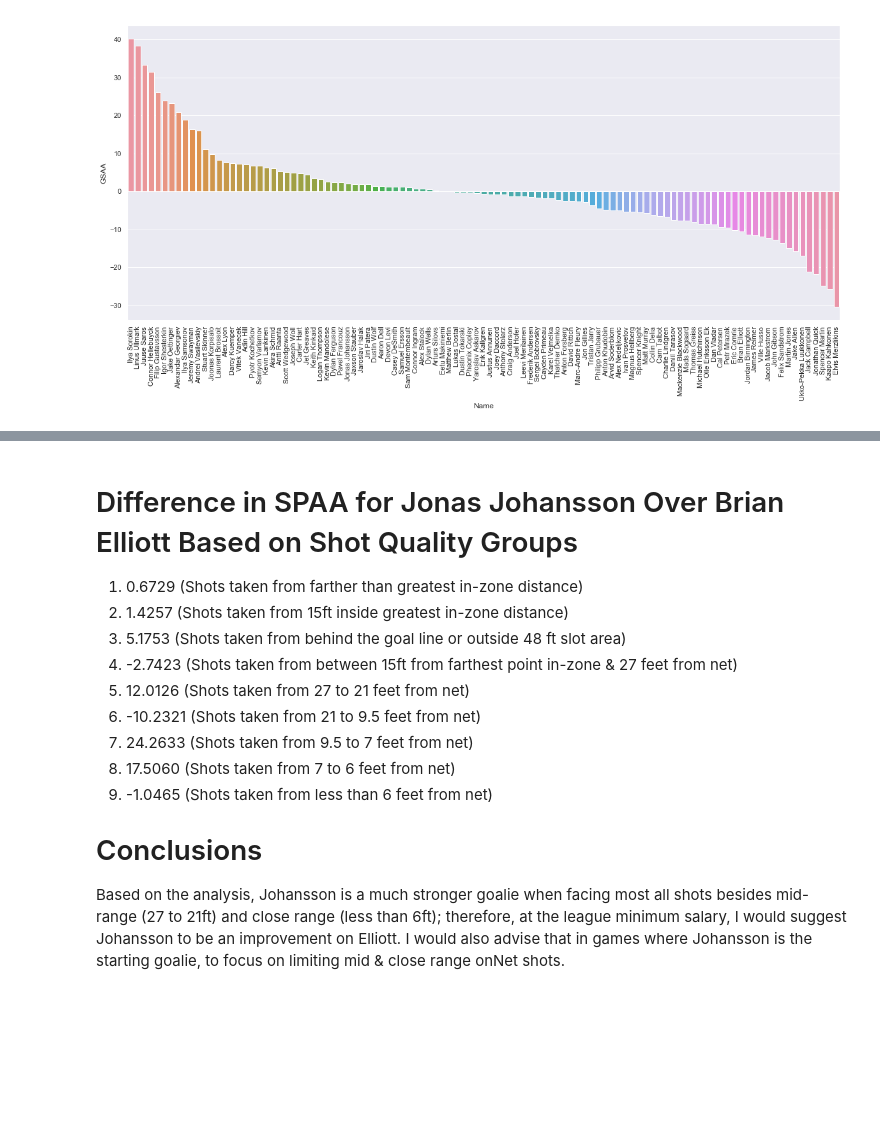
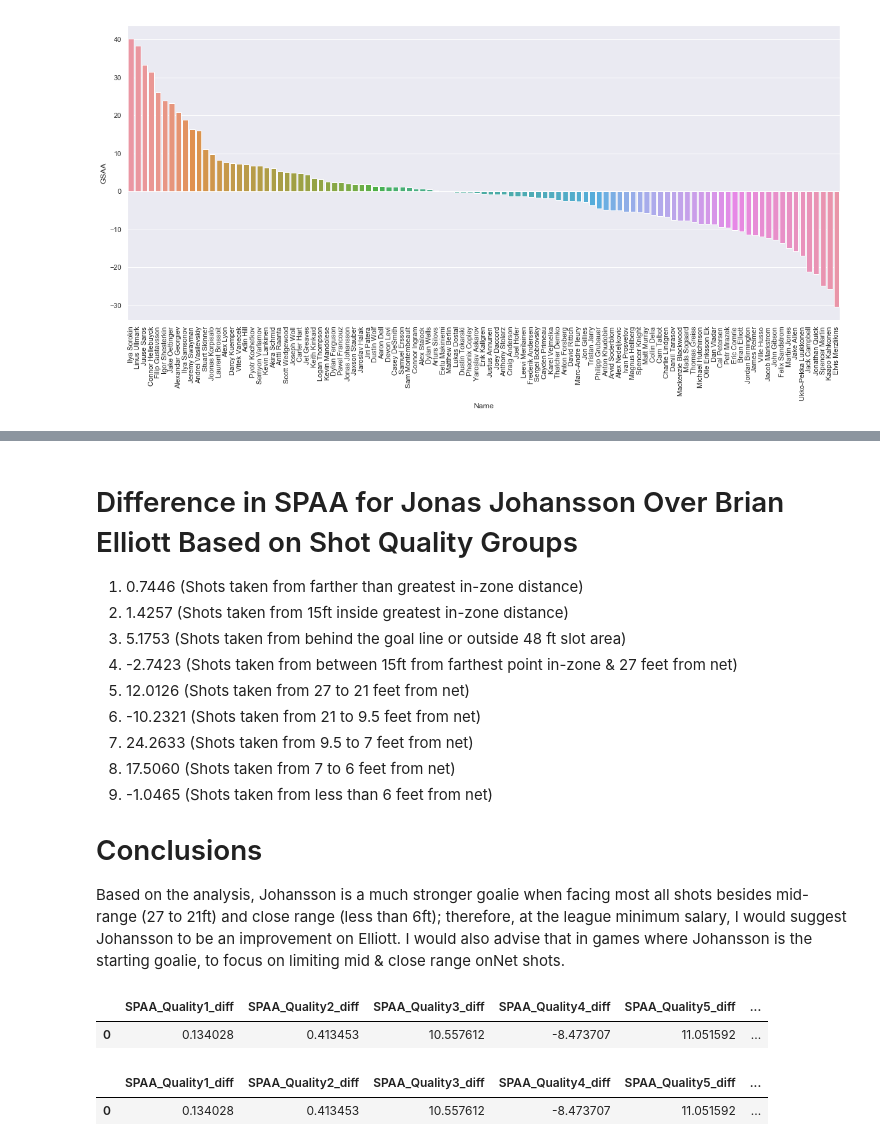
Before and after one commit to jesseplamondon/2022_NHL_Shots_Project, a Jupyter notebook: 2022_Shots.ipynb, the cells around one changed output, grey strips where cells are left out. Saved outputs shown, nothing was run; the diff lists cells and outputs as text; code cells hidden in the pictures; blank space fills up the shorter version.

```diff
--- a/2022_Shots.ipynb
+++ b/2022_Shots.ipynb
@@ -219,6 +215,6 @@ SPAA_Quality9_diff: -1.0465
 # %% [markdown]
 # Difference in SPAA for Jonas Johansson Over Brian Elliott Based on Shot Quality Groups
-1. 0.6729 (Shots taken from farther than greatest in-zone distance)
+1. 0.7446 (Shots taken from farther than greatest in-zone distance)
 2. 1.4257 (Shots taken from 15ft inside greatest in-zone distance)
 3. 5.1753 (Shots taken from behind the goal line or outside 48 ft slot area)
 4. -2.7423 (Shots taken from between 15ft from farthest point in-zone & 27 feet from net)
@@ -230,3 +226,34 @@ SPAA_Quality9_diff: -1.0465
 
 # Conclusions
 Based on the analysis, Johansson is a much stronger goalie when facing most all shots besides mid-range (27 to 21ft) and close range (less than 6ft); therefore, at the league minimum salary, I would suggest Johansson to be an improvement on Elliott. I would also advise that in games where Johansson is the starting goalie, to focus on limiting mid & close range onNet shots.
+# %%
+#Determine shot qualities amounts given up with Elliot in net vs projected goals with Johansson
+df_Elliott = df[df['goalieNameForShot']=='Brian Elliott'].loc[:,['shotID','quality']].groupby('quality').count()
+df_Elliott.rename(columns={'shotID':'count'},inplace=True)
+
+# Initialize an empty DataFrame with columns
+result_df = pd.DataFrame(columns=['SPAA_Quality1_diff', 'SPAA_Quality2_diff', 'SPAA_Quality3_diff', 'SPAA_Quality4_diff', 'SPAA_Quality5_diff', 'SPAA_Quality6_diff', 'SPAA_Quality7_diff', 'SPAA_Quality8_diff', 'SPAA_Quality9_diff'])
+
+# Your for loop
+for i in range(1, 10):
+    col = f'SPAA_Quality{i}_diff'
+
+    if col in diffs.columns:
+        diff = float(diffs[col])  # Get the difference value
+
+        # Multiply the difference by the corresponding 'count' value from df_Elliott
+        result_df[col] = [diff * float(df_Elliott.loc[i, 'count'])]
+# Divide each value in result_df by 100
+result_df = result_df / 100
+
+result_df
+# %% [output]
+|  | SPAA_Quality1_diff | SPAA_Quality2_diff | SPAA_Quality3_diff | SPAA_Quality4_diff | SPAA_Quality5_diff | ... |
+| 0 | 0.134028 | 0.413453 | 10.557612 | -8.473707 | 11.051592 | ... |
+# %%
+total_sum = result_df.sum().sum()
+result_df['GSAR_sq'] = total_sum
+result_df
+# %% [output]
+|  | SPAA_Quality1_diff | SPAA_Quality2_diff | SPAA_Quality3_diff | SPAA_Quality4_diff | SPAA_Quality5_diff | ... |
+| 0 | 0.134028 | 0.413453 | 10.557612 | -8.473707 | 11.051592 | ... |
```
Also changed, not shown: parts of 1 cell of this notebook.
